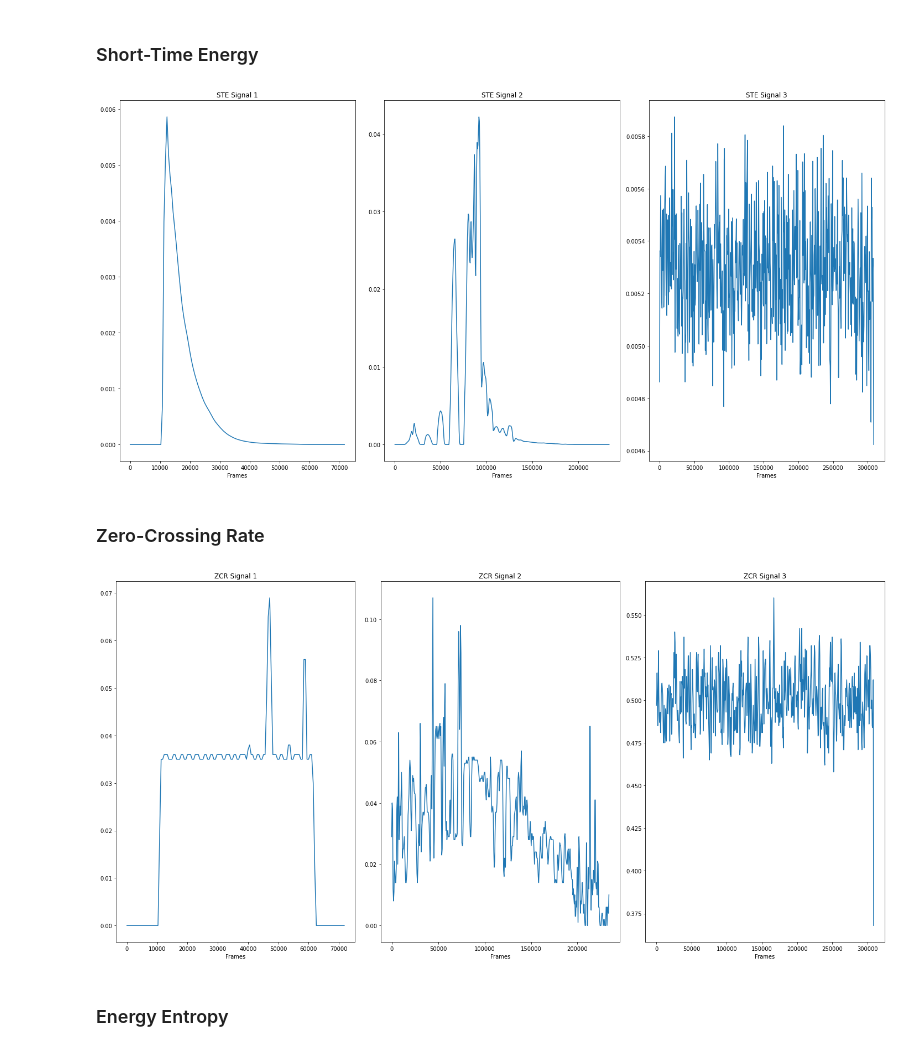
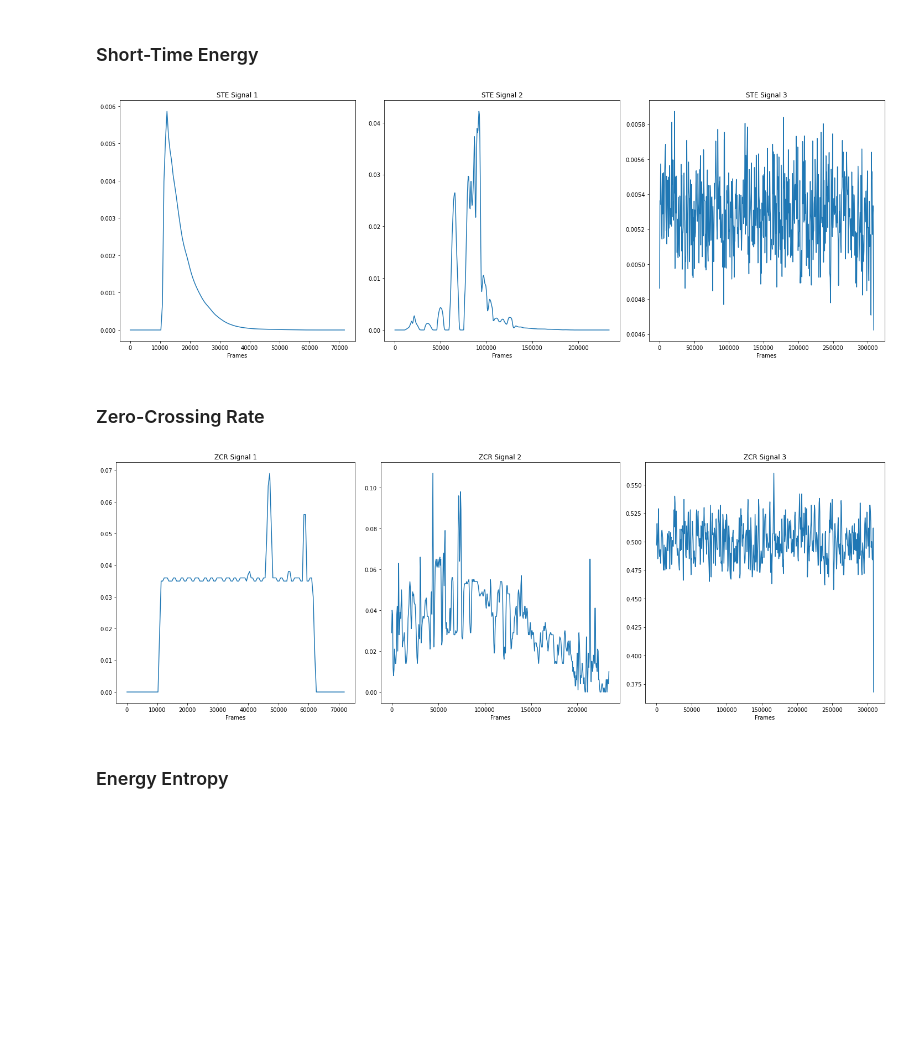
Before and after one commit to martinhaimovich2010/TP1_DSP, a Jupyter notebook: TP1_DSP_Haimovich_Veiga.ipynb, the cells around one changed output. Saved outputs shown, nothing was run; the diff lists cells and outputs as text; code cells hidden in the pictures; blank space fills up the shorter version.

```diff
--- a/TP1_DSP_Haimovich_Veiga.ipynb
+++ b/TP1_DSP_Haimovich_Veiga.ipynb
@@ -751,26 +759,26 @@ Calculo los parámetros temporales de las señales y grafico.
 # %%
 STE1 = shortTimeEnergy(1000, signal1, 500)
 STE2 = shortTimeEnergy(1000, signal2, 500)
 STE3 = shortTimeEnergy(1000, signal3, 500)
 
-plt.figure(14, figsize=(20,10))
+plt.figure(14, figsize=(20,7))
 plt.subplot(1,3,1)
 plt.title('STE Signal 1')
 plt.xlabel('Frames')
 plt.plot(np.linspace(0,len(signal1),len(STE1)), np.array(STE1))
 plt.subplot(1,3,2)
 plt.title('STE Signal 2')
 plt.xlabel('Frames')
 plt.plot(np.linspace(0,len(signal2),len(STE2)), np.array(STE2))
 plt.subplot(1,3,3)
 plt.title('STE Signal 3')
 plt.xlabel('Frames')
 plt.plot(np.linspace(0,len(signal3),len(STE3)), np.array(STE3))
 
 plt.tight_layout()
 plt.show()
 # %% [output]
-[figure, old version]
+[figure, new version]
 # %% [markdown]
 ### Zero-Crossing Rate
 # %%
@@ -779,7 +787,7 @@ ZCR1 = zeroCrossingRate(1000, signal1, 500)
 ZCR2 = zeroCrossingRate(1000, signal2, 500)
 ZCR3 = zeroCrossingRate(1000, signal3, 500)
 
-plt.figure(15, figsize=(20,10))
+plt.figure(15, figsize=(20,7))
 plt.subplot(1,3,1)
 plt.title('ZCR Signal 1')
 plt.xlabel('Frames')
@@ -796,7 +804,7 @@ plt.plot(np.linspace(0,len(signal3),len(ZCR3)), np.array(ZCR3))
 plt.tight_layout()
 plt.show()
 # %% [output]
-[figure, old version]
+[figure, new version]
 # %% [markdown]
 ### Energy Entropy
 # %%
```
Also changed, not shown: parts of 23 cells of this notebook, 1 other file.
